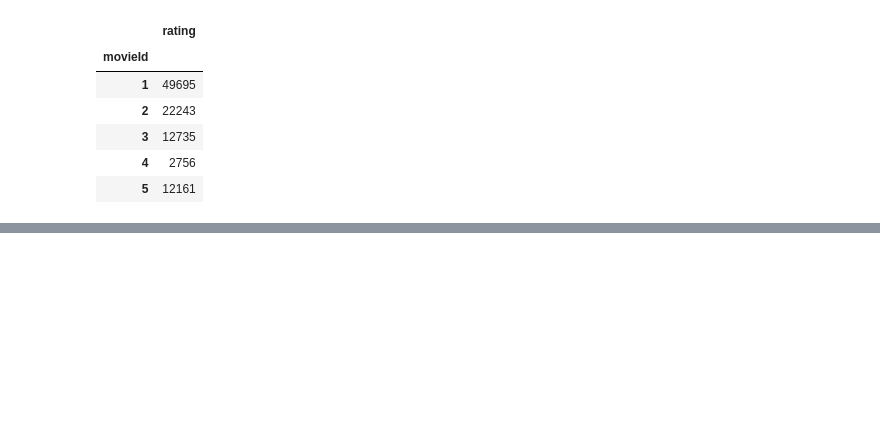
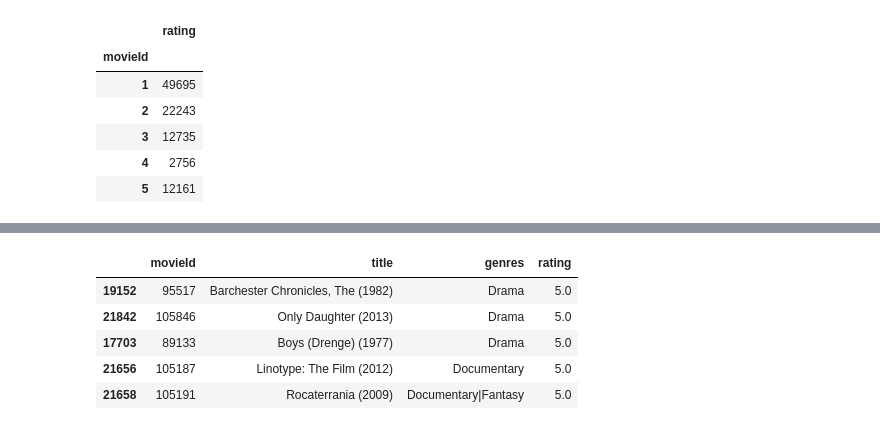
Before and after one commit to dmsergio/data-science-examples, a Jupyter notebook: movielens/movielens.ipynb, the cells around one changed output, grey strips where cells are left out. Cells and saved outputs as stored; diff of their text form; code cells hidden in the pictures; blank space fills up the shorter version.

```diff
--- a/movielens/movielens.ipynb
+++ b/movielens/movielens.ipynb
@@ -327,0 +340,6 @@ movie_count.head()
+# %%
+# compute the average rating of each movie
+avg_ratings = ratings.groupby('movieId', as_index=False).mean()
+del avg_ratings['userId']
+del avg_ratings['timestamp']
+avg_ratings.head()
@@ -327,0 +353,11 @@ movie_count.head()
+# %%
+# merge movies DataFrame with average ratings
+movies_rating = movies.merge(avg_ratings, on='movieId', how='inner')
+movies_rating.sort_values(by='rating', ascending=False).head()
+# %% [output]
+|  | movieId | title | genres | rating |
+| 19152 | 95517 | Barchester Chronicles, The (1982) | Drama | 5.0 |
+| 21842 | 105846 | Only Daughter (2013) | Drama | 5.0 |
+| 17703 | 89133 | Boys (Drenge) (1977) | Drama | 5.0 |
+| 21656 | 105187 | Linotype: The Film (2012) | Documentary | 5.0 |
+| 21658 | 105191 | Rocaterrania (2009) | Documentary|Fantasy | 5.0 |
```
Also changed, not shown: parts of 5 cells of this notebook.
